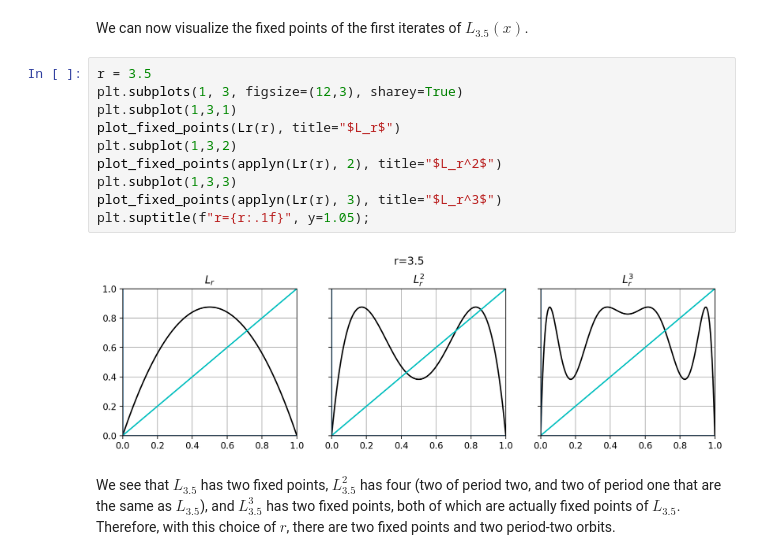
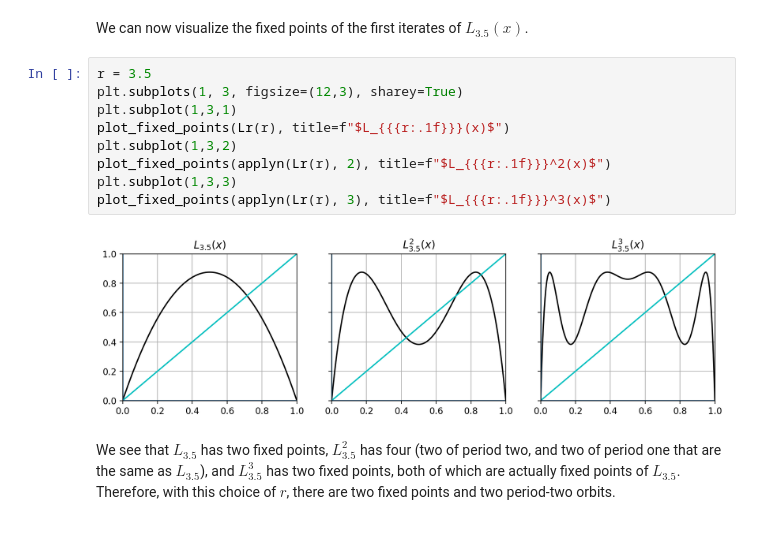
Before and after one commit to mmarzolla/chaos-fractals-phd-course, a Jupyter notebook: Dynamics-simple-maps.ipynb, the cells around one changed output. Cells and saved outputs as stored; diff of their text form.

```diff
--- a/Dynamics-simple-maps.ipynb
+++ b/Dynamics-simple-maps.ipynb
@@ -324,15 +324,14 @@ We can now visualize the fixed points of the first iterates of $L_{3.5}(x)$.
 # %%
 r = 3.5
 plt.subplots(1, 3, figsize=(12,3), sharey=True)
 plt.subplot(1,3,1)
-plot_fixed_points(Lr(r), title="$L_r$")
+plot_fixed_points(Lr(r), title=f"$L_{{{r:.1f}}}(x)$")
 plt.subplot(1,3,2)
-plot_fixed_points(applyn(Lr(r), 2), title="$L_r^2$")
+plot_fixed_points(applyn(Lr(r), 2), title=f"$L_{{{r:.1f}}}^2(x)$")
 plt.subplot(1,3,3)
-plot_fixed_points(applyn(Lr(r), 3), title="$L_r^3$")
-plt.suptitle(f"r={r:.1f}", y=1.05);
+plot_fixed_points(applyn(Lr(r), 3), title=f"$L_{{{r:.1f}}}^3(x)$")
 # %% [output]
-[figure, old version]
+[figure, new version]
 # %% [markdown]
 We see that $L_{3.5}$ has two fixed points, $L_{3.5}^2$ has four (two of period two, and two of period one that are the same as $L_{3.5}$), and $L_{3.5}^3$ has two fixed points, both of which are actually fixed points of $L_{3.5}$. Therefore, with this choice of $r$, there are two fixed points and two period-two orbits.
 # %% [markdown]
```
Also changed, not shown: parts of 2 cells of this notebook, 2 other files.
